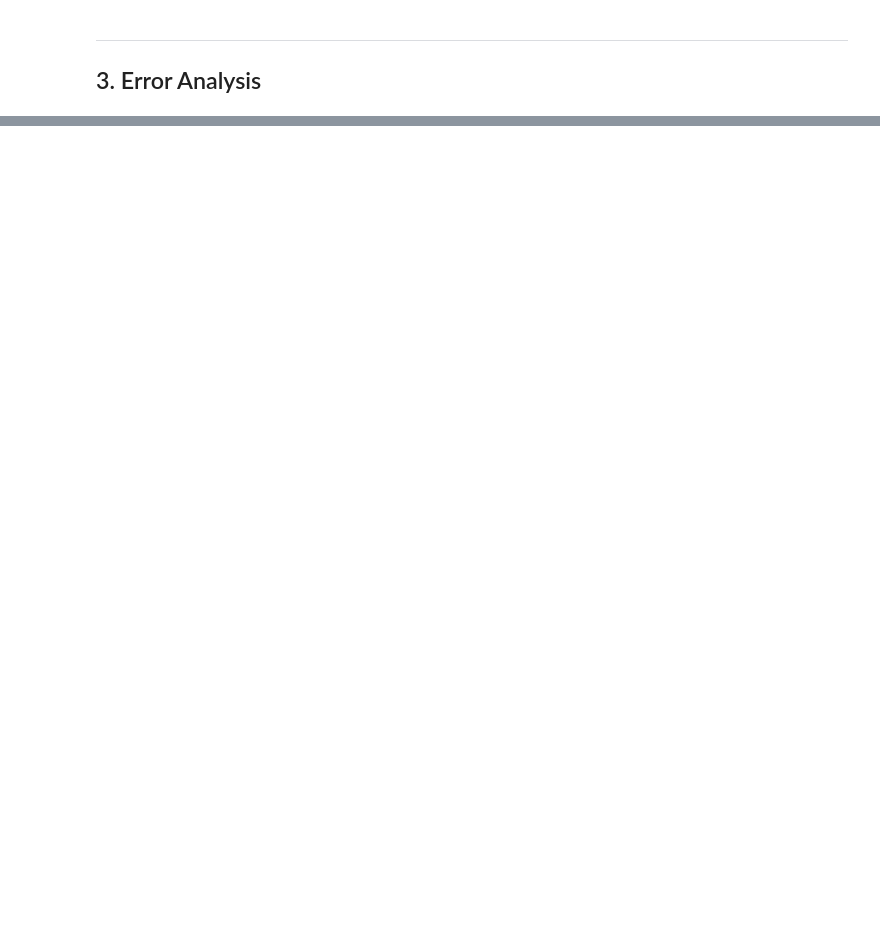
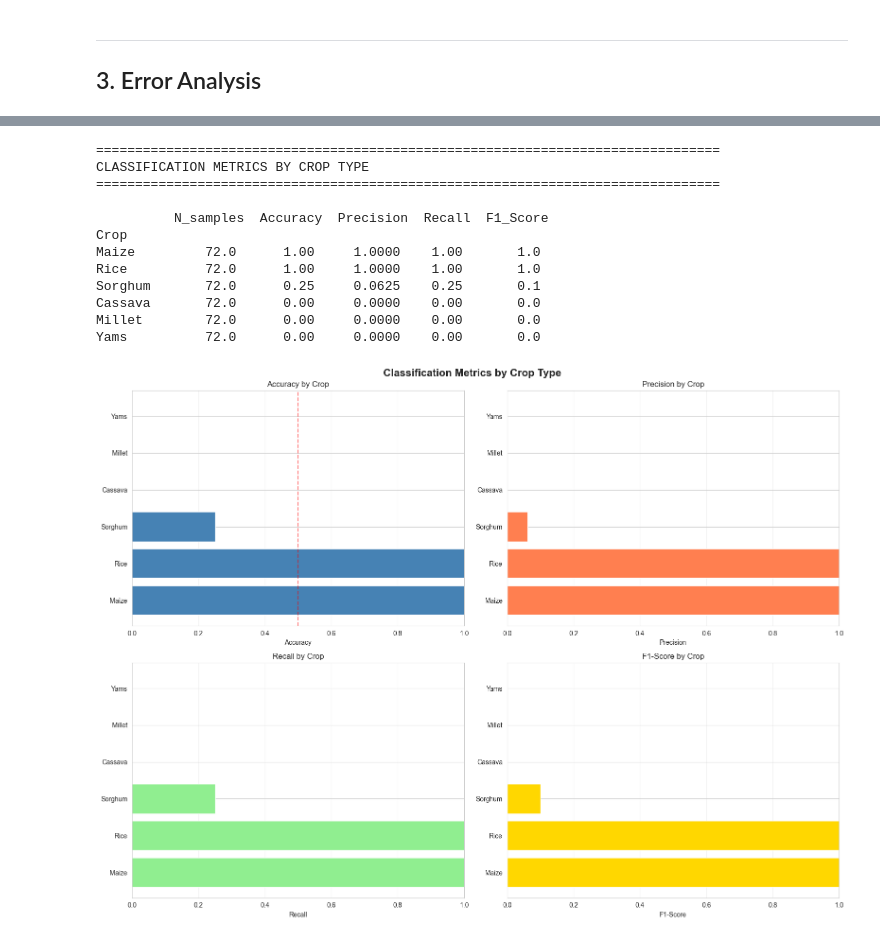
Before and after one commit to David-Ibitokun/Final-Year-Project, a Jupyter notebook: phase4_validation.ipynb, the cells around one changed output, grey strips where cells are left out. Drawn from its saved outputs; the diff is of its cells as text; code cells hidden in the pictures; blank space fills up the shorter version.

```diff
--- a/phase4_validation.ipynb
+++ b/phase4_validation.ipynb
@@ -332,0 +707,73 @@ plt.show()
+# %%
+# Classification metrics by Crop
+print("\n" + "="*80)
+print("CLASSIFICATION METRICS BY CROP TYPE")
+print("="*80)
+
+crop_class_metrics = fnn_results.groupby('Crop').apply(
+    lambda x: pd.Series({
+        'N_samples': len(x),
+        'Accuracy': accuracy_score(x['Actual_Category'], x['Predicted_Category']),
+        'Precision': precision_score(x['Actual_Category'], x['Predicted_Category'],
+                                     average='weighted', zero_division=0),
+        'Recall': recall_score(x['Actual_Category'], x['Predicted_Category'],
+                              average='weighted', zero_division=0),
+        'F1_Score': f1_score(x['Actual_Category'], x['Predicted_Category'],
+                            average='weighted', zero_division=0)
+    })
+).round(4)
+
+crop_class_metrics = crop_class_metrics.sort_values('Accuracy', ascending=False)
+print("\n", crop_class_metrics.to_string())
+
+# Visualize classification metrics by crop
+fig, axes = plt.subplots(2, 2, figsize=(16, 12))
+fig.suptitle('Classification Metrics by Crop Type', fontsize=16, fontweight='bold')
+
+crops = crop_class_metrics.index
+
+# Accuracy by crop
+axes[0,0].barh(crops, crop_class_metrics['Accuracy'], color='steelblue')
+axes[0,0].set_xlabel('Accuracy')
+axes[0,0].set_title('Accuracy by Crop')
+axes[0,0].axvline(x=0.5, color='red', linestyle='--', alpha=0.5)
+axes[0,0].grid(True, alpha=0.3, axis='x')
+axes[0,0].set_xlim(0, 1)
+
+# Precision by crop
+axes[0,1].barh(crops, crop_class_metrics['Precision'], color='coral')
+axes[0,1].set_xlabel('Precision')
+axes[0,1].set_title('Precision by Crop')
+axes[0,1].grid(True, alpha=0.3, axis='x')
+axes[0,1].set_xlim(0, 1)
+
+# Recall by crop
+axes[1,0].barh(crops, crop_class_metrics['Recall'], color='lightgreen')
+axes[1,0].set_xlabel('Recall')
+axes[1,0].set_title('Recall by Crop')
+axes[1,0].grid(True, alpha=0.3, axis='x')
+axes[1,0].set_xlim(0, 1)
+
+# F1-Score by crop
+axes[1,1].barh(crops, crop_class_metrics['F1_Score'], color='gold')
+axes[1,1].set_xlabel('F1-Score')
+axes[1,1].set_title('F1-Score by Crop')
+axes[1,1].grid(True, alpha=0.3, axis='x')
+axes[1,1].set_xlim(0, 1)
+
+plt.tight_layout()
+plt.show()
+# %% [output]
+================================================================================
+CLASSIFICATION METRICS BY CROP TYPE
+================================================================================
+
+          N_samples  Accuracy  Precision  Recall  F1_Score
+Crop
+Maize         72.0      1.00     1.0000    1.00       1.0
+Rice          72.0      1.00     1.0000    1.00       1.0
+Sorghum       72.0      0.25     0.0625    0.25       0.1
+Cassava       72.0      0.00     0.0000    0.00       0.0
+Millet        72.0      0.00     0.0000    0.00       0.0
+Yams          72.0      0.00     0.0000    0.00       0.0
+[figure, added]
```
Also changed, not shown: parts of 43 cells of this notebook, 14 other files.
